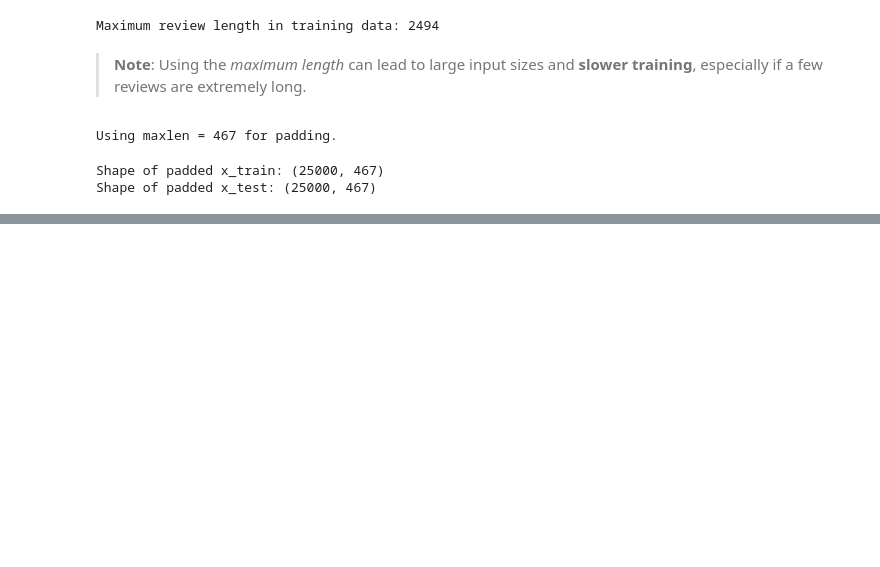
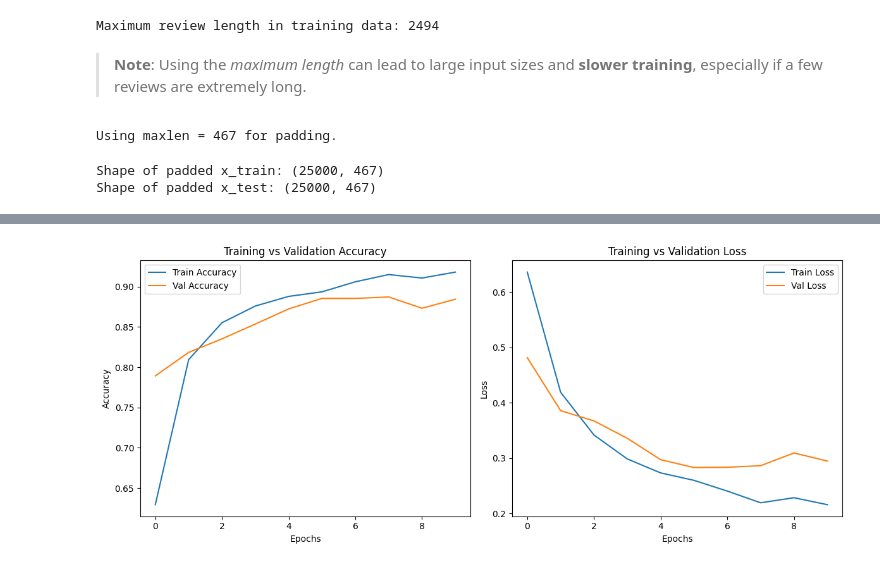
Before and after one commit to RawatRahul14/Sentiment-Analysis-Using-RNN, a Jupyter notebook: RahulRawat_928597_Assignment_5.ipynb, the cells around one changed output, grey strips where cells are left out. Cells and saved outputs as stored; diff of their text form; code cells hidden in the pictures; blank space fills up the shorter version.

```diff
--- a/RahulRawat_928597_Assignment_5.ipynb
+++ b/RahulRawat_928597_Assignment_5.ipynb
@@ -127,0 +473,11 @@ Shape of padded x_test: (25000, 467)
+# %%
+# Initialize the ANN model
+ann_model = create_ann_model()
+
+# training the FFNN model
+history_ffnn = ann_model.fit(
+    x_train_final, y_train_final,
+    epochs = 10,
+    batch_size = 64,
+    validation_data = (x_val, y_val)
+)
@@ -127,0 +505,26 @@ Shape of padded x_test: (25000, 467)
+# %%
+# Plot training & validation accuracy
+plt.figure(figsize = (12, 5))
+
+# Accuracy
+plt.subplot(1, 2, 1)
+plt.plot(history_ffnn.history["accuracy"], label = "Train Accuracy")
+plt.plot(history_ffnn.history["val_accuracy"], label = "Val Accuracy")
+plt.title("Training vs Validation Accuracy")
+plt.xlabel("Epochs")
+plt.ylabel("Accuracy")
+plt.legend()
+
+# Loss
+plt.subplot(1, 2, 2)
+plt.plot(history_ffnn.history["loss"], label = "Train Loss")
+plt.plot(history_ffnn.history["val_loss"], label = "Val Loss")
+plt.title("Training vs Validation Loss")
+plt.xlabel("Epochs")
+plt.ylabel("Loss")
+plt.legend()
+
+plt.tight_layout()
+plt.show()
+# %% [output]
+[figure, added]
```
Also changed, not shown: parts of 52 cells of this notebook, 1 other file.
